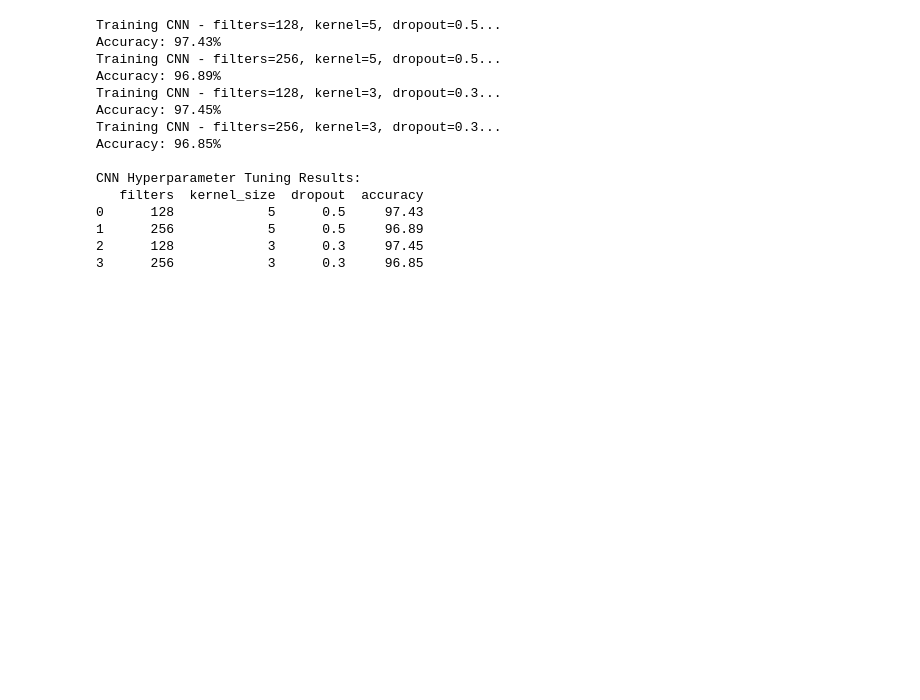
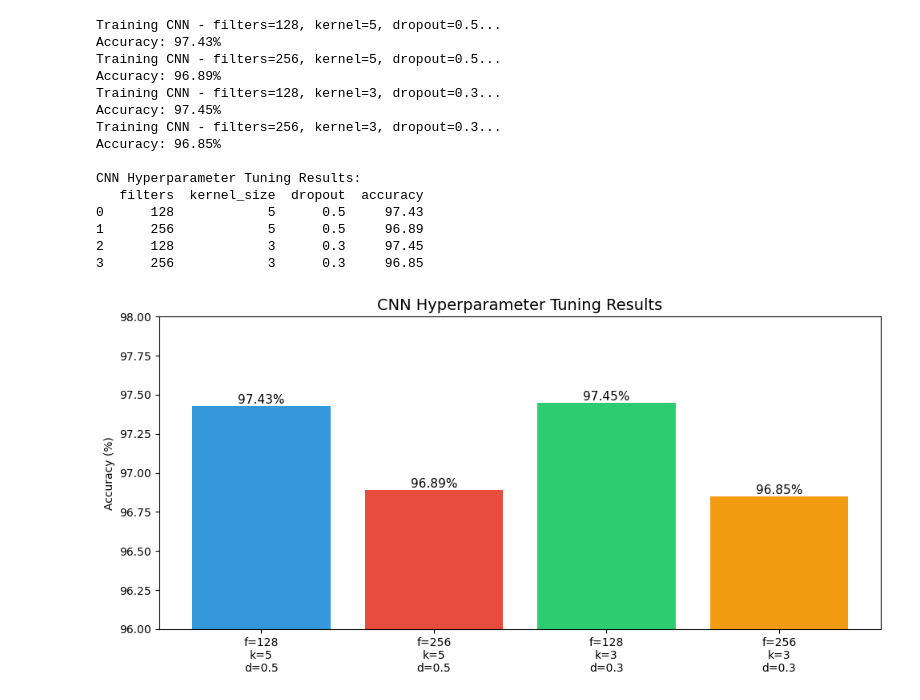
Before and after one commit to pulindu117/NLP_Group_04, a Jupyter notebook: notebooks/04_models_irusha_madushan.ipynb, the cells around one changed output. Saved outputs shown, nothing was run; the diff lists cells and outputs as text; code cells hidden in the pictures; blank space fills up the shorter version.

Commit message:
Added final CNN model training, tuning chart, saved RF model, updated gitignore

```diff
--- a/notebooks/04_models_irusha_madushan.ipynb
+++ b/notebooks/04_models_irusha_madushan.ipynb
@@ -366,3 +366,24 @@ CNN Hyperparameter Tuning Results:
 1      256            5      0.5     96.89
 2      128            3      0.3     97.45
 3      256            3      0.3     96.85
+# %%
+# Plot CNN hyperparameter tuning results
+plt.figure(figsize=(10, 5))
+labels = [f"f={r['filters']}\nk={r['kernel_size']}\nd={r['dropout']}"
+          for r in cnn_results]
+accuracies = [r['accuracy'] for r in cnn_results]
+
+bars = plt.bar(labels, accuracies, color=['#3498db', '#e74c3c', '#2ecc71', '#f39c12'])
+plt.title('CNN Hyperparameter Tuning Results', fontsize=14)
+plt.ylabel('Accuracy (%)')
+plt.ylim(96, 98)
+
+for bar, acc in zip(bars, accuracies):
+    plt.text(bar.get_x() + bar.get_width()/2., bar.get_height(),
+             f'{acc}%', ha='center', va='bottom', fontsize=11)
+
+plt.tight_layout()
+plt.savefig('../screenshots/cnn_tuning_results.png', dpi=150)
+plt.show()
+# %% [output]
+[figure, added]
```
Also changed, not shown: parts of 2 cells of this notebook, 2 other files.
